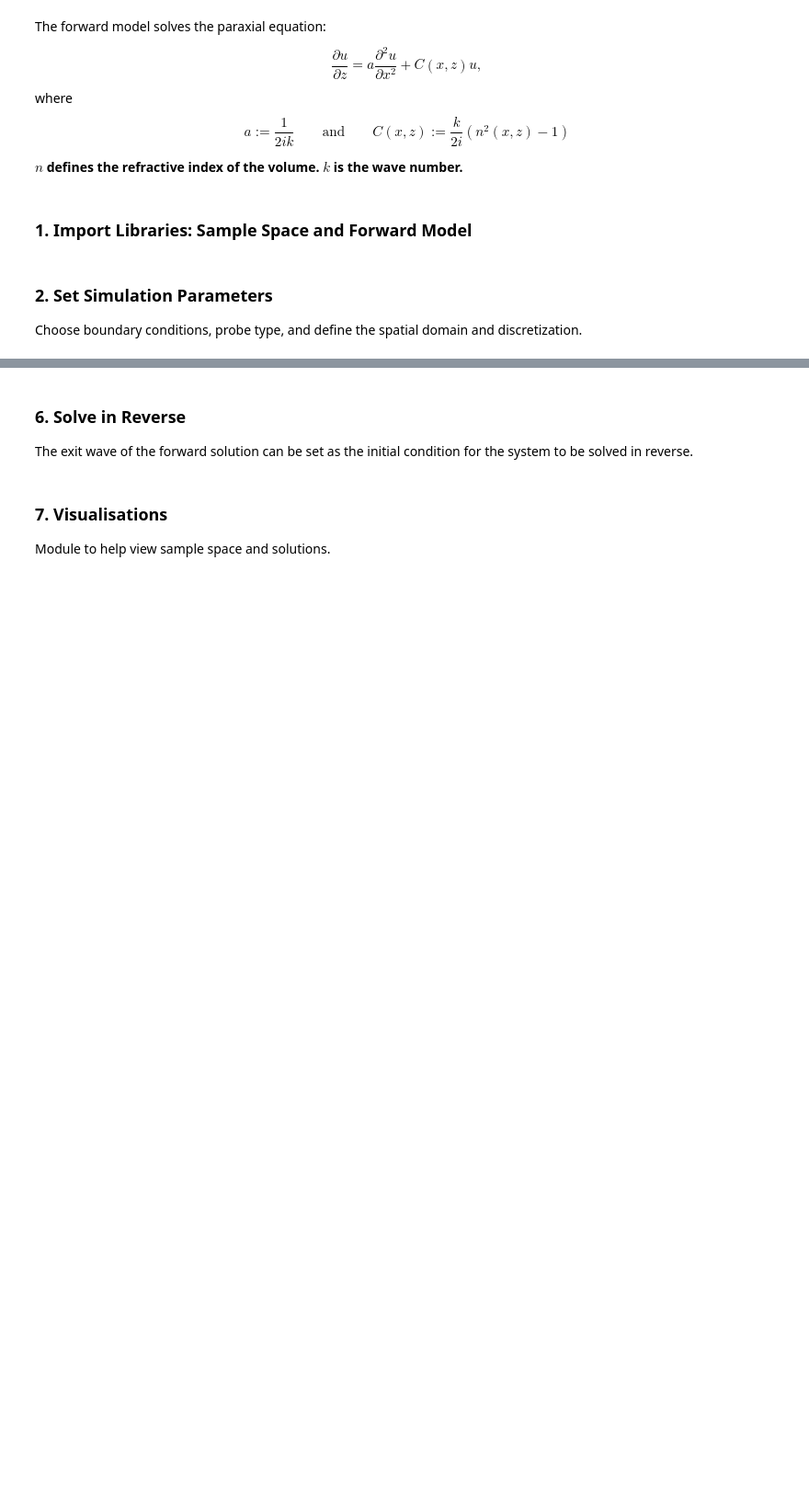
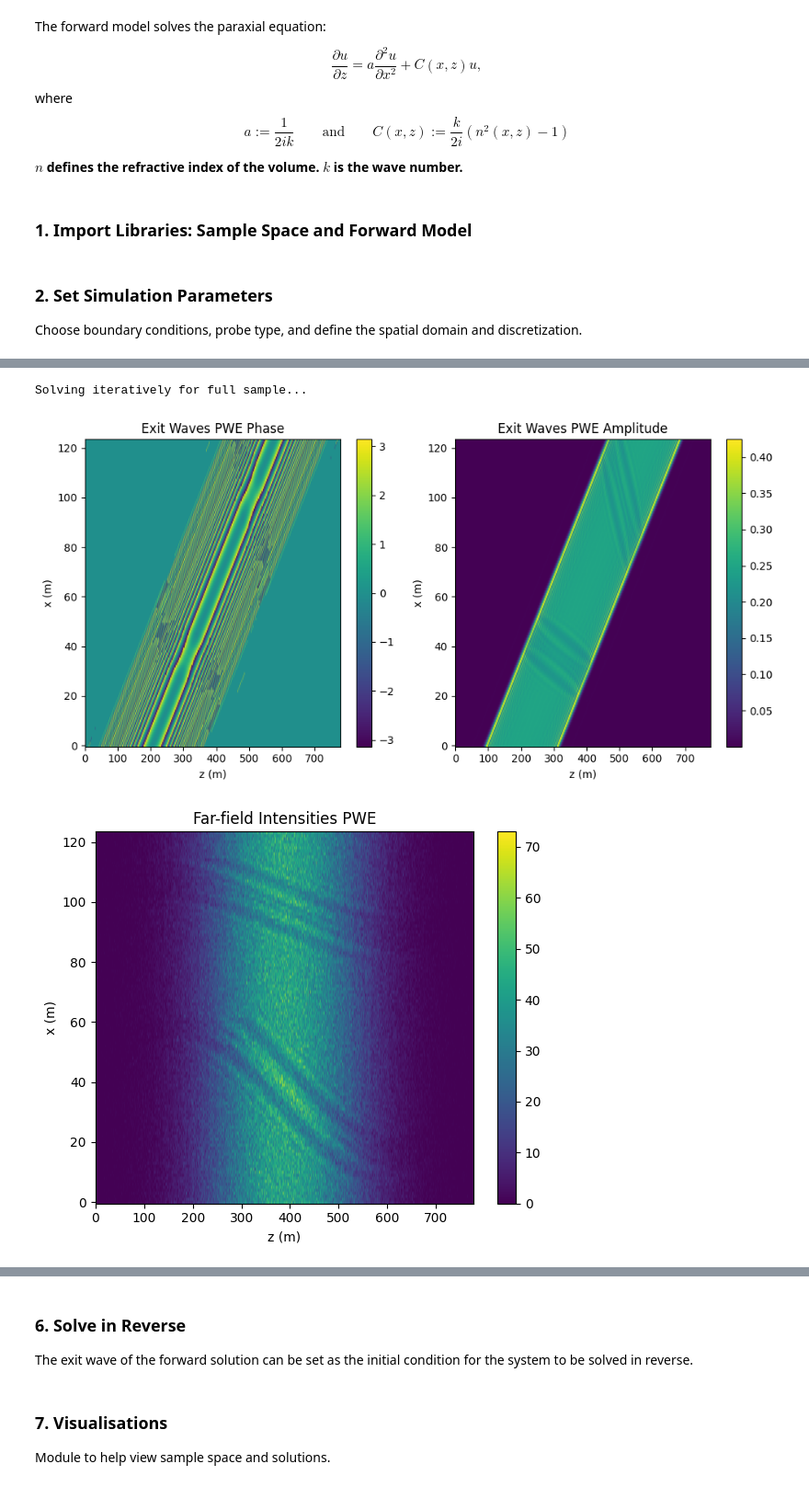
Before and after one commit to bryceshirley/thick_ptycho, a Jupyter notebook: notebooks/4_forward_model_2d.ipynb, the cells around one changed output, grey strips where cells are left out. Shown at 92% size. Drawn from its saved outputs; the diff is of its cells as text; code cells hidden in the pictures; blank space fills up the shorter version.

```diff
--- a/notebooks/4_forward_model_2d.ipynb
+++ b/notebooks/4_forward_model_2d.ipynb
@@ -178,10 +159,15 @@ and the full sample.
 # %%
 # Solve Full Space Space, Iterative
-forward_model_iterative_full = ForwardModel(sample_space,
-                             full_system_solver=False,
-                             thin_sample=False,
-                             probe_angles_list=probe_angles_list)
+forward_model_iterative = ForwardModelPWEIterative(simulation_space,
+                                ptycho_object,
+                                ptycho_probes)
 
 # Iterative solution
 print("Solving iteratively for full sample...")
-solution_iterative_full = forward_model_iterative_full.solve(verbose=True)
+u_pwe = forward_model_iterative.solve()[0,0,...]
+
+exit_waves =forward_model_iterative.get_exit_waves(u_pwe)
+intensities = forward_model_iterative.get_farfield_intensities(exit_waves=exit_waves,
+                                                               poisson_noise=True)
+# %% [output]
+Solving iteratively for full sample...
@@ -196,0 +174,37 @@ solution_iterative_full = forward_model_iterative_full.solve(verbose=True)
+# %%
+simulation_space.viewer.plot_two_panels(exit_waves,
+                                        view="phase_amp",
+                                        title="Exit Waves PWE",
+                                        xlabel="z (m)",
+                                        ylabel="x (m)")
+
+simulation_space.viewer.plot_single_panel(intensities,
+                                        title="Far-field Intensities PWE",
+                                        xlabel="z (m)",
+                                        ylabel="x (m)")
+
+# Select Centre Probe
+centre_probe_pwe = u_pwe[simulation_space.num_probes//2, ...]
+simulation_space.viewer.plot_two_panels(centre_probe_pwe,
+                                        view="phase_amp",
+                                        title="Wavefield Solution PWE",
+                                        xlabel="z (m)",
+                                        ylabel="x (m)")
+
+plt.plot(simulation_space.x, centre_probe_pwe[:, nz//2])
+plt.show()
+
+plt.figure(figsize=(8,4))
+probe_indices = np.linspace(0, simulation_space.num_probes-1, min(4, simulation_space.num_probes), dtype=int)
+for p in probe_indices:
+    plt.plot(simulation_space.x, np.abs(u_pwe[p,:,0]), label=f'probe {p}')
+plt.title("Probe amplitudes (subset)")
+plt.xlabel("x"); plt.legend(); plt.tight_layout(); plt.show()
+
+for p in probe_indices:
+    plt.plot(simulation_space.x, np.abs(u_pwe[p,:,-1]), label=f'probe {p}')
+plt.title("Exitwave amplitudes (subset)")
+plt.xlabel("x"); plt.legend(); plt.tight_layout(); plt.show()
+# %% [output]
+[figure, added]
+[figure, added]
```
Also changed, not shown: parts of 14 cells of this notebook, 19 other files.
